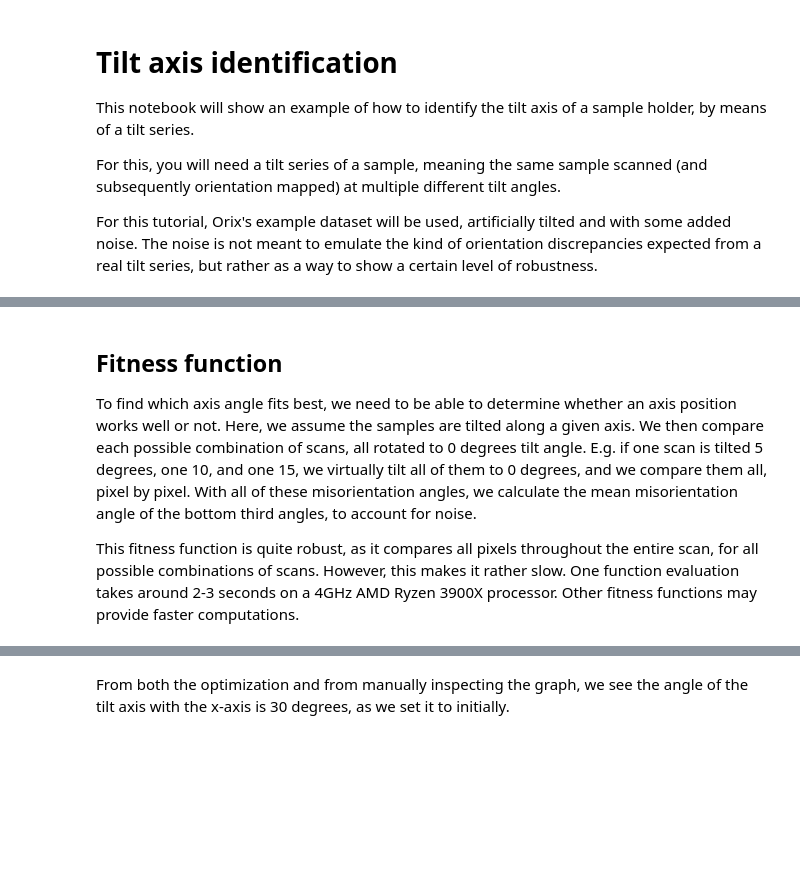
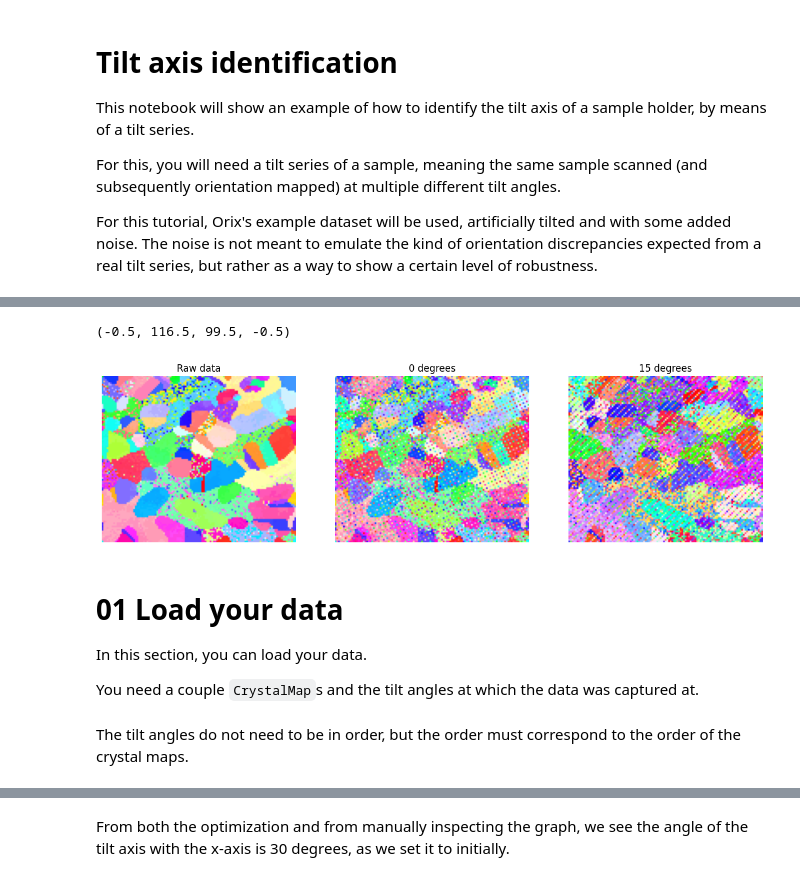
Before and after one commit to viljarjf/tiltlib, a Jupyter notebook: examples/tilt_axis_identification.ipynb, the cells around one changed output, grey strips where cells are left out. Drawn from its saved outputs; the diff is of its cells as text; code cells hidden in the pictures; blank space fills up the shorter version.

```diff
--- a/examples/tilt_axis_identification.ipynb
+++ b/examples/tilt_axis_identification.ipynb
@@ -69,11 +62,26 @@ xmaps
-# %% [markdown]
-## Fitness function
-
-To find which axis angle fits best, we need to be able to determine whether an axis position works well or not.
-Here, we assume the samples are tilted along a given axis. We then compare each possible combination of scans, all rotated to 0 degrees tilt angle.
-E.g. if one scan is tilted 5 degrees, one 10, and one 15, we virtually tilt all of them to 0 degrees, and we compare them all, pixel by pixel.
-With all of these misorientation angles, we calculate the mean misorientation angle of the bottom third angles, to account for noise.
-
-This fitness function is quite robust, as it compares all pixels throughout the entire scan, for all possible combinations of scans.
-However, this makes it rather slow. One function evaluation takes around 2-3 seconds on a 4GHz AMD Ryzen 3900X processor.
-Other fitness functions may provide faster computations.
+# %%
+# Show the difference between the raw crystal map and the noisy tilt series
+from orix.plot import IPFColorKeyTSL
+key = IPFColorKeyTSL(raw_xmap.phases[0].point_group)
+plt.figure(figsize=(15, 5))
+plt.subplot(1, 3, 1)
+plt.imshow(key.orientation2color(Rotation.from_euler(raw_xmap.get_map_data("orientations"), degrees=False)))
+plt.title("Raw data")
+plt.axis("off")
+plt.subplot(1, 3, 2)
+plt.imshow(key.orientation2color(Rotation.from_euler(xmaps[0].get_map_data("orientations"), degrees=False)))
+plt.title("0 degrees")
+plt.axis("off")
+plt.subplot(1, 3, 3)
+plt.imshow(key.orientation2color(Rotation.from_euler(xmaps[-1].get_map_data("orientations"), degrees=False)))
+plt.title("15 degrees")
+plt.axis("off")
+# %% [output]
+(-0.5, 116.5, 99.5, -0.5)
+[figure, added]
+# %% [markdown]
+# 01 Load your data
+
+In this section, you can load your data.
+
+You need a couple `CrystalMap`s and the tilt angles at which the data was captured at.
@@ -79,0 +99,2 @@ Other fitness functions may provide faster computations.
+# %% [markdown]
+The tilt angles do not need to be in order, but the order must correspond to the order of the crystal maps.
```
Also changed, not shown: parts of 9 cells of this notebook.
